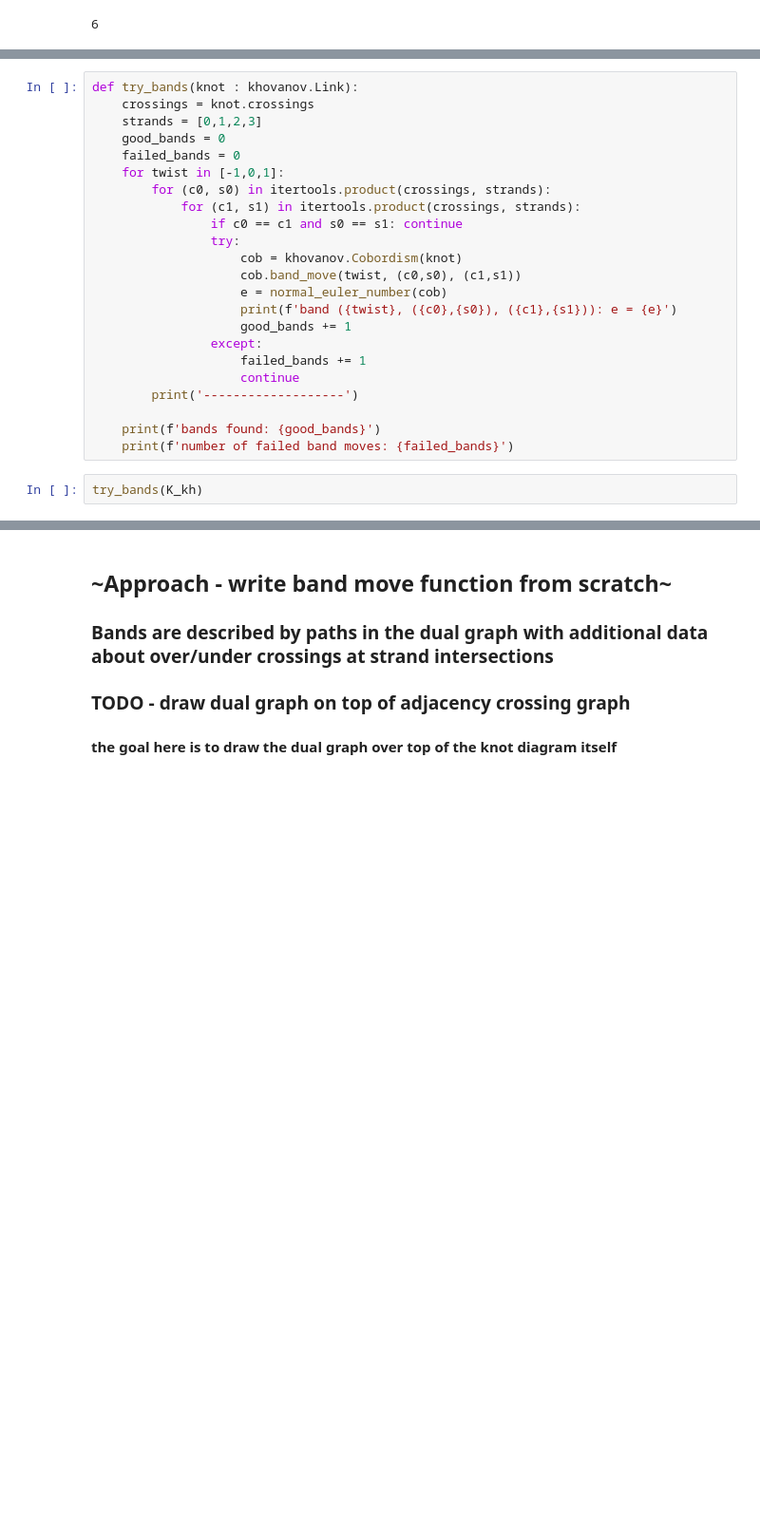
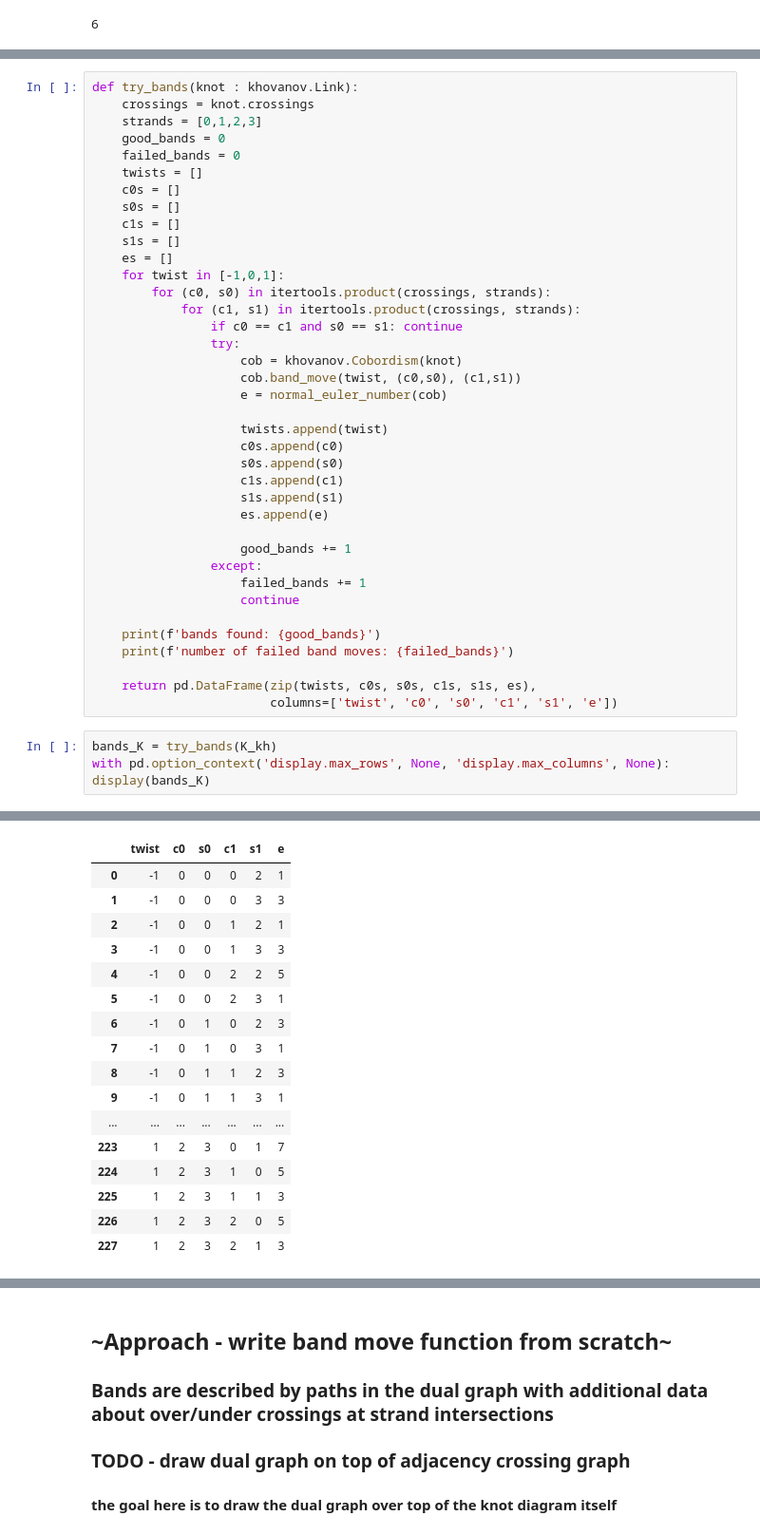
Before and after one commit to JulesGB/KnotGeography, a Jupyter notebook: band moves via dual graph.ipynb, the cells around one changed output, grey strips where cells are left out. Shown at 95% size. Cells and saved outputs as stored; diff of their text form; blank space fills up the shorter version.

```diff
--- a/band moves via dual graph.ipynb
+++ b/band moves via dual graph.ipynb
@@ -73,6 +56,12 @@ def try_bands(knot : khovanov.Link):
     strands = [0,1,2,3]
     good_bands = 0
     failed_bands = 0
+    twists = []
+    c0s = []
+    s0s = []
+    c1s = []
+    s1s = []
+    es = []
     for twist in [-1,0,1]:
         for (c0, s0) in itertools.product(crossings, strands):
             for (c1, s1) in itertools.product(crossings, strands):
@@ -81,15 +70,25 @@ def try_bands(knot : khovanov.Link):
                     cob = khovanov.Cobordism(knot)
                     cob.band_move(twist, (c0,s0), (c1,s1))
                     e = normal_euler_number(cob)
-                    print(f'band ({twist}, ({c0},{s0}), ({c1},{s1})): e = {e}')
+
+                    twists.append(twist)
+                    c0s.append(c0)
+                    s0s.append(s0)
+                    c1s.append(c1)
+                    s1s.append(s1)
+                    es.append(e)
+
                     good_bands += 1
                 except:
                     failed_bands += 1
                     continue
-        print('-------------------')
 
     print(f'bands found: {good_bands}')
     print(f'number of failed band moves: {failed_bands}')
+
+    return pd.DataFrame(zip(twists, c0s, s0s, c1s, s1s, es),
+                        columns=['twist', 'c0', 's0', 'c1', 's1', 'e'])
 # %%
-try_bands(K_kh)
+bands_K = try_bands(K_kh)
+with pd.option_context('display.max_rows', None, 'display.max_columns', None): display(bands_K)
 # %% [output]
@@ -111,3 +95,20 @@ band (1, (2,3), (2,1)): e = 3
 bands found: 228
 number of failed band moves: 168
+|  | twist | c0 | s0 | c1 | s1 | e |
+| 0 | -1 | 0 | 0 | 0 | 2 | 1 |
+| 1 | -1 | 0 | 0 | 0 | 3 | 3 |
+| 2 | -1 | 0 | 0 | 1 | 2 | 1 |
+| 3 | -1 | 0 | 0 | 1 | 3 | 3 |
+| 4 | -1 | 0 | 0 | 2 | 2 | 5 |
+| 5 | -1 | 0 | 0 | 2 | 3 | 1 |
+| 6 | -1 | 0 | 1 | 0 | 2 | 3 |
+| 7 | -1 | 0 | 1 | 0 | 3 | 1 |
+| 8 | -1 | 0 | 1 | 1 | 2 | 3 |
+| 9 | -1 | 0 | 1 | 1 | 3 | 1 |
+| ... | ... | ... | ... | ... | ... | ... |
+| 223 | 1 | 2 | 3 | 0 | 1 | 7 |
+| 224 | 1 | 2 | 3 | 1 | 0 | 5 |
+| 225 | 1 | 2 | 3 | 1 | 1 | 3 |
+| 226 | 1 | 2 | 3 | 2 | 0 | 5 |
+| 227 | 1 | 2 | 3 | 2 | 1 | 3 |
 # %%
```
Also changed, not shown: parts of 11 cells of this notebook.
